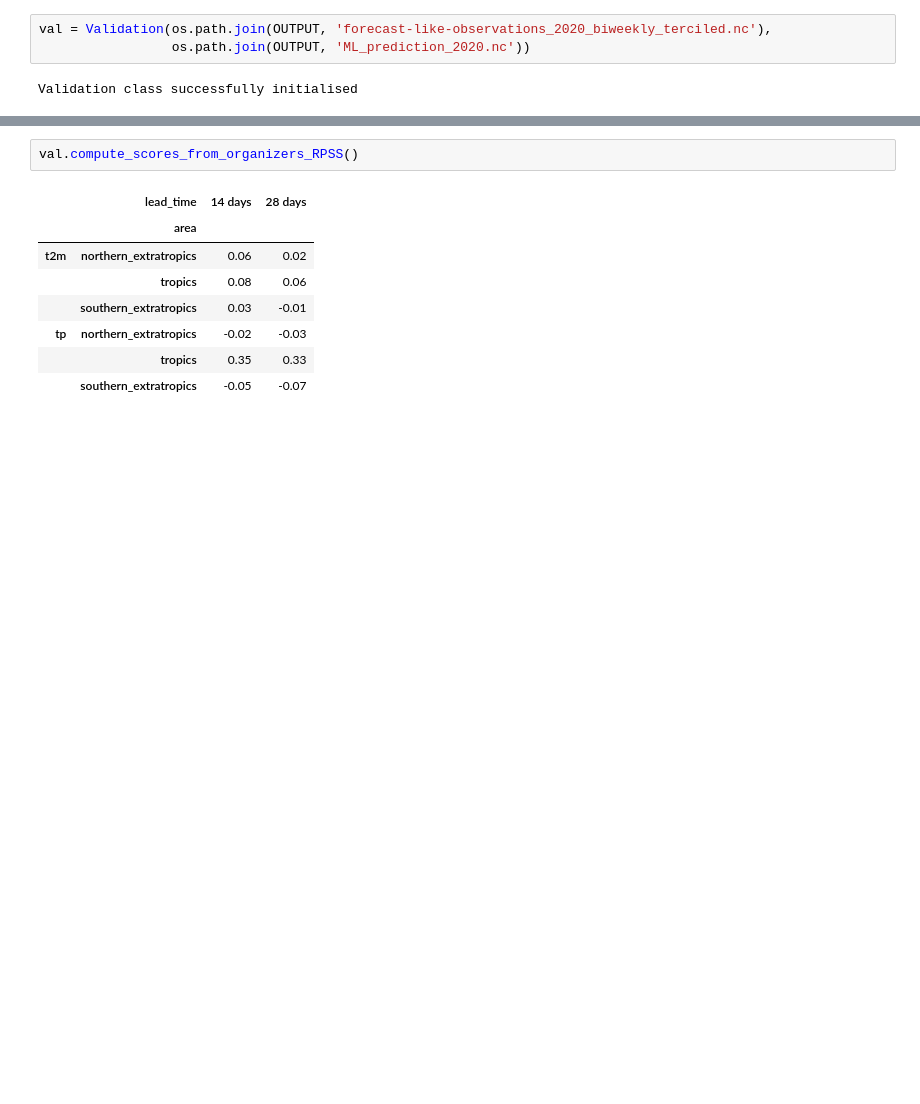
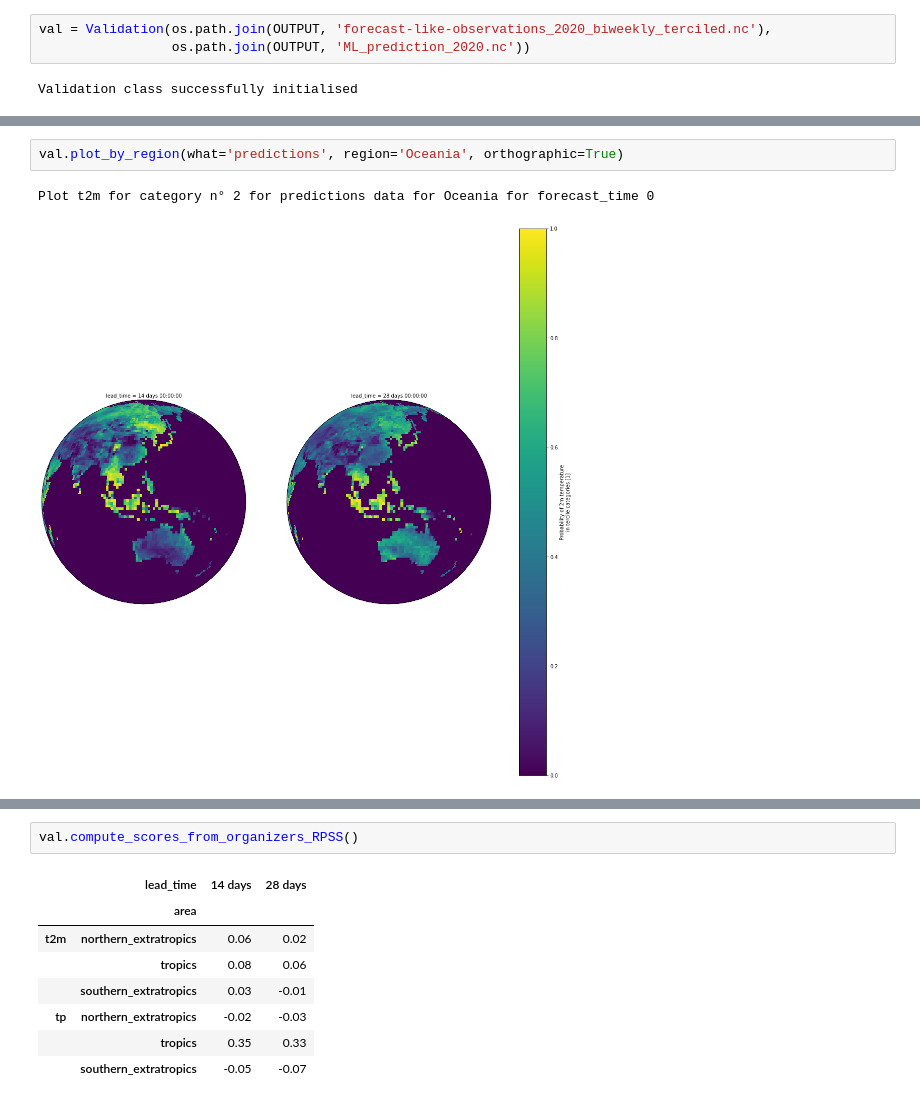
Before and after one commit to crim-ca/crims2s, a Jupyter notebook: notebooks/JG - Validation.ipynb, the cells around one changed output, grey strips where cells are left out. Drawn from its saved outputs; the diff is of its cells as text; blank space fills up the shorter version.

```diff
--- a/notebooks/JG - Validation.ipynb
+++ b/notebooks/JG - Validation.ipynb
@@ -179,3 +242,8 @@ Validation class successfully initialised
+# %%
+val.plot_by_region(what='predictions', region='Oceania', orthographic=True)
+# %% [output]
+Plot t2m for category n° 2 for predictions data for Oceania for forecast_time 0
+[figure, added]
 # %%
 val.plot_rps()
 # %% [output]
```
Also changed, not shown: parts of 12 cells of this notebook.
